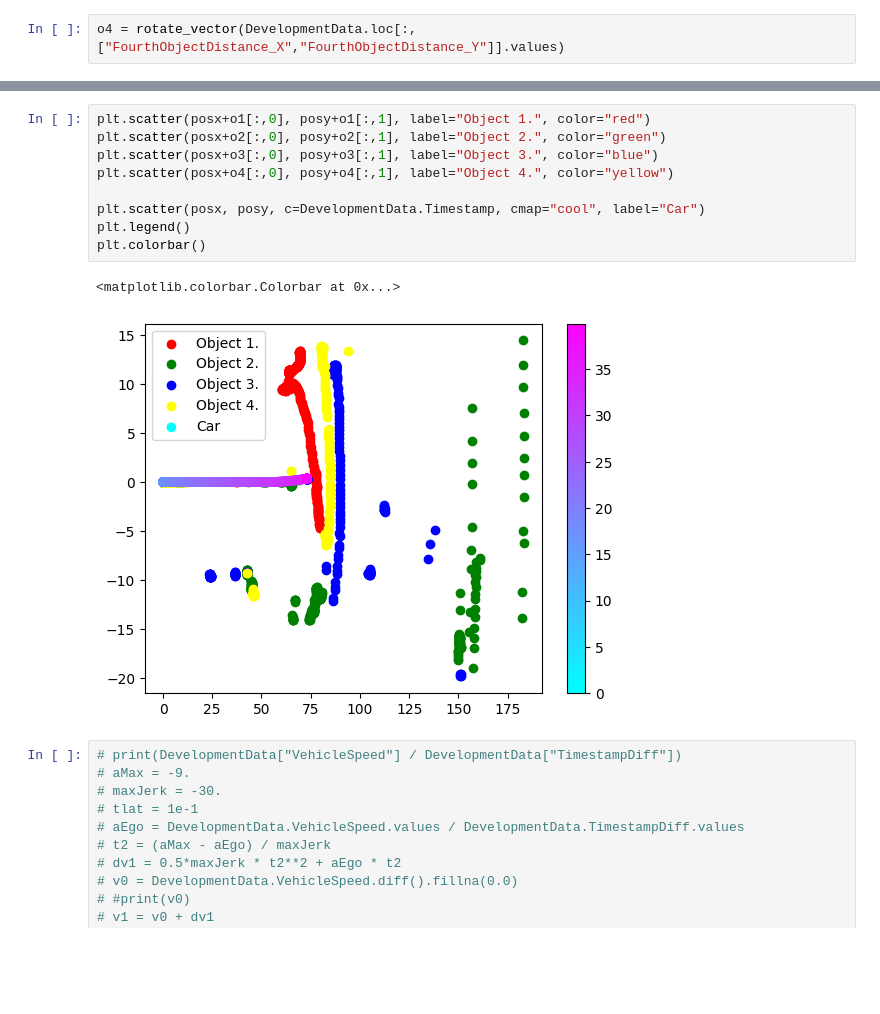
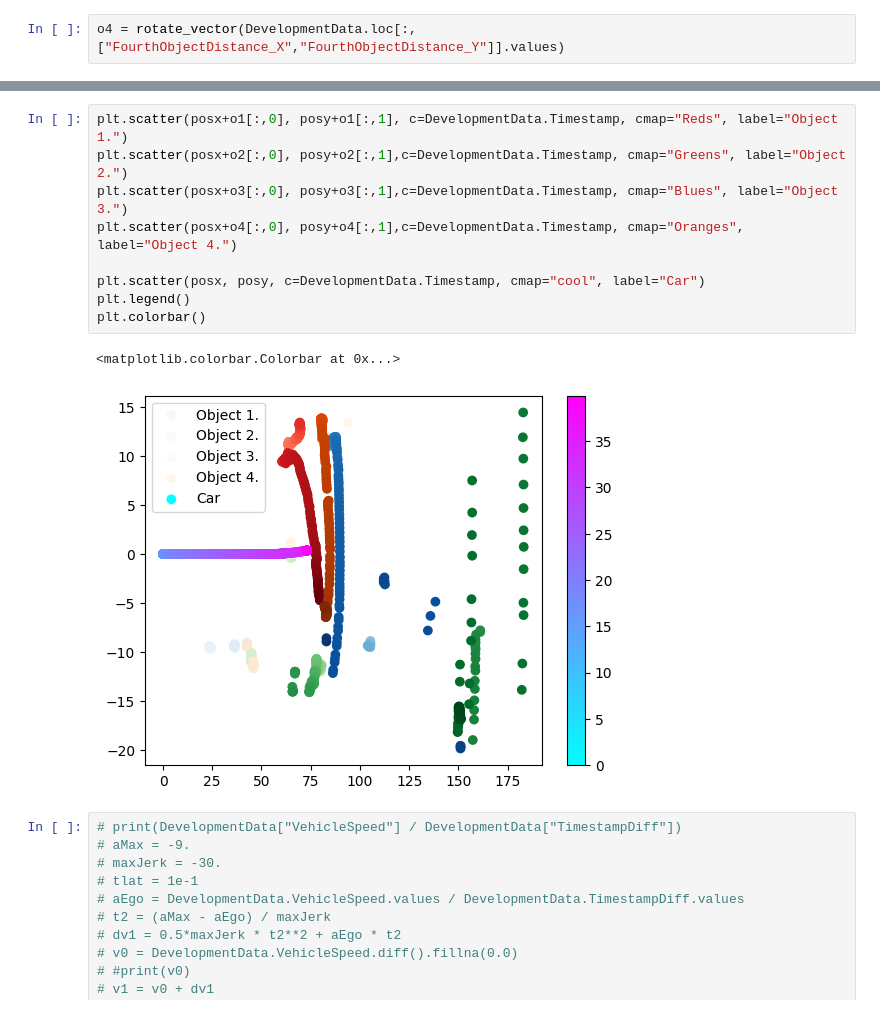
Before and after one commit to Keshish/ATFP, a Jupyter notebook: process_data.ipynb, the cells around one changed output, grey strips where cells are left out. Saved outputs shown, nothing was run; the diff lists cells and outputs as text; blank space fills up the shorter version.

```diff
--- a/process_data.ipynb
+++ b/process_data.ipynb
@@ -233,17 +232,17 @@ plt.show()
 # %% [output]
 [figure]
 # %%
-plt.scatter(posx+o1[:,0], posy+o1[:,1], label="Object 1.", color="red")
-plt.scatter(posx+o2[:,0], posy+o2[:,1], label="Object 2.", color="green")
-plt.scatter(posx+o3[:,0], posy+o3[:,1], label="Object 3.", color="blue")
-plt.scatter(posx+o4[:,0], posy+o4[:,1], label="Object 4.", color="yellow")
+plt.scatter(posx+o1[:,0], posy+o1[:,1], c=DevelopmentData.Timestamp, cmap="Reds", label="Object 1.")
+plt.scatter(posx+o2[:,0], posy+o2[:,1],c=DevelopmentData.Timestamp, cmap="Greens", label="Object 2.")
+plt.scatter(posx+o3[:,0], posy+o3[:,1],c=DevelopmentData.Timestamp, cmap="Blues", label="Object 3.")
+plt.scatter(posx+o4[:,0], posy+o4[:,1],c=DevelopmentData.Timestamp, cmap="Oranges", label="Object 4.")
 
 plt.scatter(posx, posy, c=DevelopmentData.Timestamp, cmap="cool", label="Car")
 plt.legend()
 plt.colorbar()
 # %% [output]
 <matplotlib.colorbar.Colorbar at 0x...>
-[figure, old version]
+[figure, new version]
 # %%
 # print(DevelopmentData["VehicleSpeed"] / DevelopmentData["TimestampDiff"])
 # aMax = -9.
```
Also changed, not shown: parts of 5 cells of this notebook.
